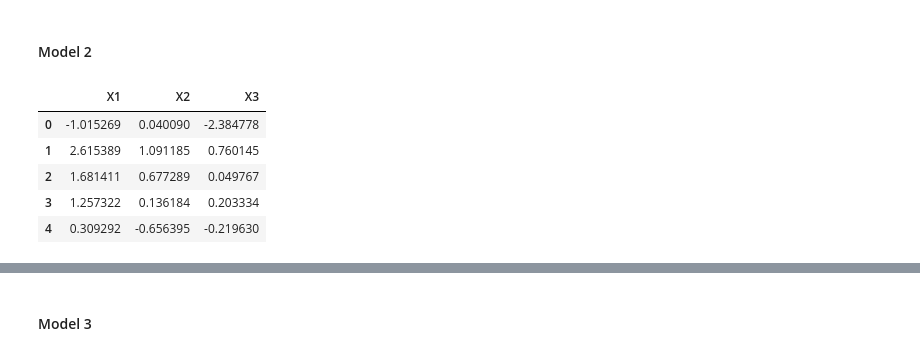
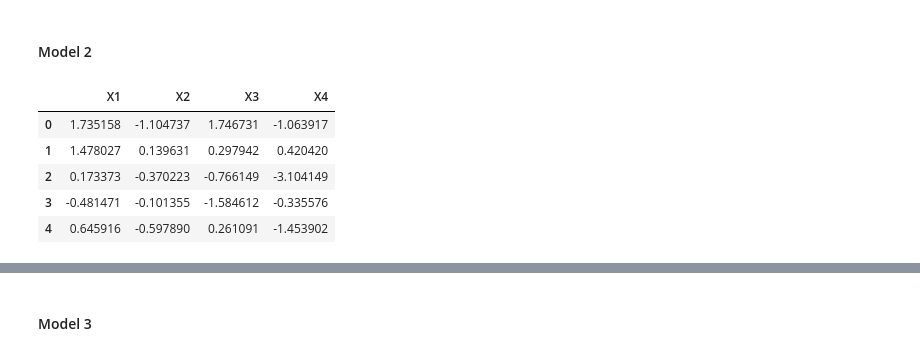
Before and after one commit to catarina-moreira/Structure_Learning_Study, a Jupyter notebook: causal_discovery/structure_MCMC.ipynb, the cells around one changed output, grey strips where cells are left out. Cells and saved outputs as stored; diff of their text form; code cells hidden in the pictures.

```diff
--- a/causal_discovery/structure_MCMC.ipynb
+++ b/causal_discovery/structure_MCMC.ipynb
@@ -1153,35 +1223,33 @@ data
 # %%
 def generate_data(n_samples: int = 1000, intercept = 1, sigma = 0.2):
     # Generate independent variables
 
     # sample X2 from a normal distribution with center 1 and std 2
 
     X4 = np.random.randn(n_samples)
     X2 = np.random.randn(n_samples)
     X3 = np.random.randn(n_samples)
 
     # Generate X1 as a linear combination of X2 and X3 plus some Gaussian noise
     beta2, beta3 = 0.8, 0.9  # Arbitrarily chosen coefficients
     noise = np.random.randn(n_samples)*sigma # Gaussian noise with standard deviation 0.2
     X1 = intercept + beta2 * X2 + beta3 * X3 + noise
 
     # Combine into a dataframe
-    df = pd.DataFrame({'X1': X1, 'X2': X2, 'X3': X3})
+    df = pd.DataFrame({'X1': X1, 'X2': X2, 'X3': X3, 'X4': X4})
 
     return df
 
 # Generate a sample dataset
-data2 = generate_data(n_samples = 2000, intercept=1, sigma=0.05)
+data2 = generate_data(n_samples = 2000, intercept=1, sigma=0.1)
 data2.head()
-
-# TODO: you need to recover the betas
 # %% [output]
-|  | X1 | X2 | X3 |
-| 0 | -1.015269 | 0.040090 | -2.384778 |
-| 1 | 2.615389 | 1.091185 | 0.760145 |
-| 2 | 1.681411 | 0.677289 | 0.049767 |
-| 3 | 1.257322 | 0.136184 | 0.203334 |
-| 4 | 0.309292 | -0.656395 | -0.219630 |
+|  | X1 | X2 | X3 | X4 |
+| 0 | 1.735158 | -1.104737 | 1.746731 | -1.063917 |
+| 1 | 1.478027 | 0.139631 | 0.297942 | 0.420420 |
+| 2 | 0.173373 | -0.370223 | -0.766149 | -3.104149 |
+| 3 | -0.481471 | -0.101355 | -1.584612 | -0.335576 |
+| 4 | 0.645916 | -0.597890 | 0.261091 | -1.453902 |
 # %%
 # compute theoretical marginal likelihood: for each model, compute the marginal likelihood of the data, and then normalize across all DAGs
 all_dags_2, total_score_2 = generate_all_dags( data2 )
```
Also changed, not shown: parts of 24 cells of this notebook, 1 other file.
